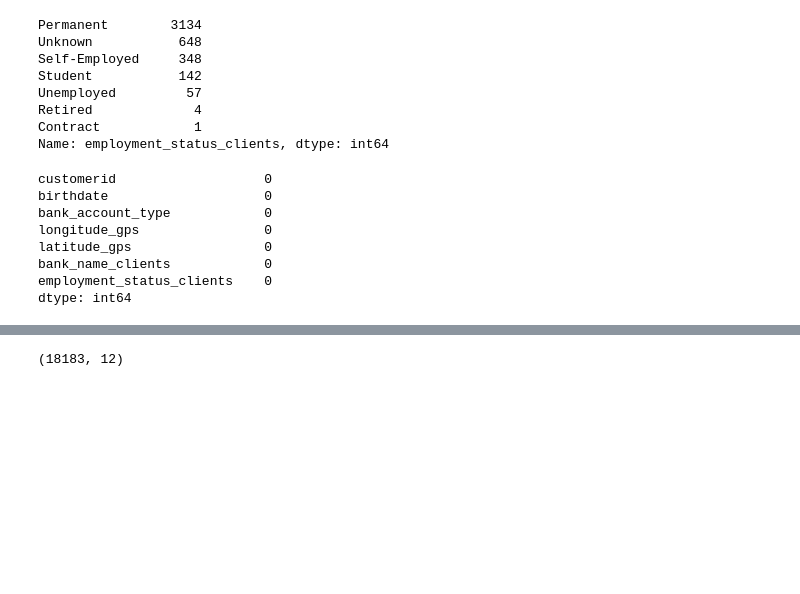
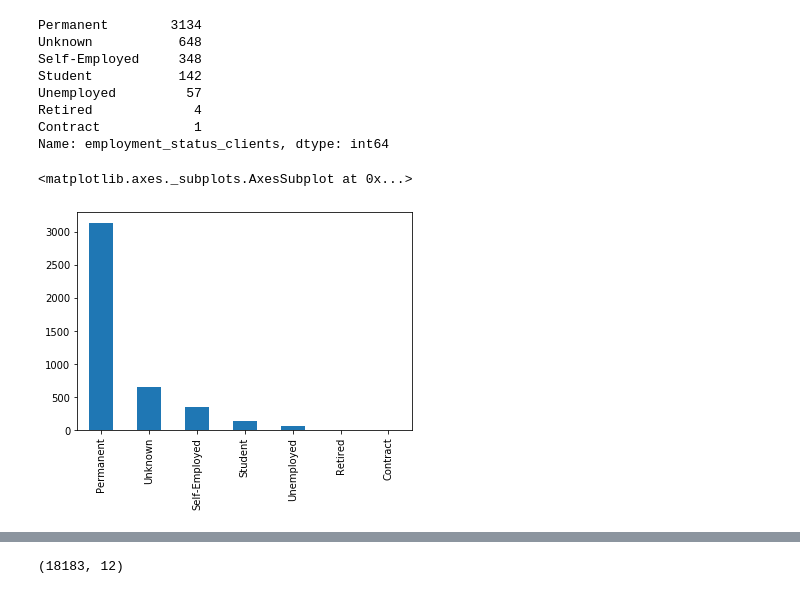
Before and after one commit to MargaretOluwadare/HAMOYE-NUMPY-GROUP-CAPSTONE, a Jupyter notebook: loans_project-Copy1-checkpoint.ipynb, the cells around one changed output, grey strips where cells are left out. Cells and saved outputs as stored; diff of their text form; code cells hidden in the pictures; blank space fills up the shorter version.

```diff
--- a/loans_project-Copy1-checkpoint.ipynb
+++ b/loans_project-Copy1-checkpoint.ipynb
@@ -162,4 +170,9 @@ Unemployed         57
 Retired             4
 Contract            1
 Name: employment_status_clients, dtype: int64
+# %%
+demo_df["employment_status_clients"].value_counts().plot(kind="bar")
+# %% [output]
+<matplotlib.axes._subplots.AxesSubplot at 0x...>
+[figure, added]
 # %%
@@ -167,14 +181,3 @@ to_drop = ["level_of_education_clients", "bank_branch_clients"]
 
 for column in to_drop:
     demo_df.pop(column)
-# %%
-demo_df.isna().sum()
-# %% [output]
-customerid                   0
-birthdate                    0
-bank_account_type            0
-longitude_gps                0
-latitude_gps                 0
-bank_name_clients            0
-employment_status_clients    0
-dtype: int64
```
Also changed, not shown: parts of 30 cells of this notebook.
